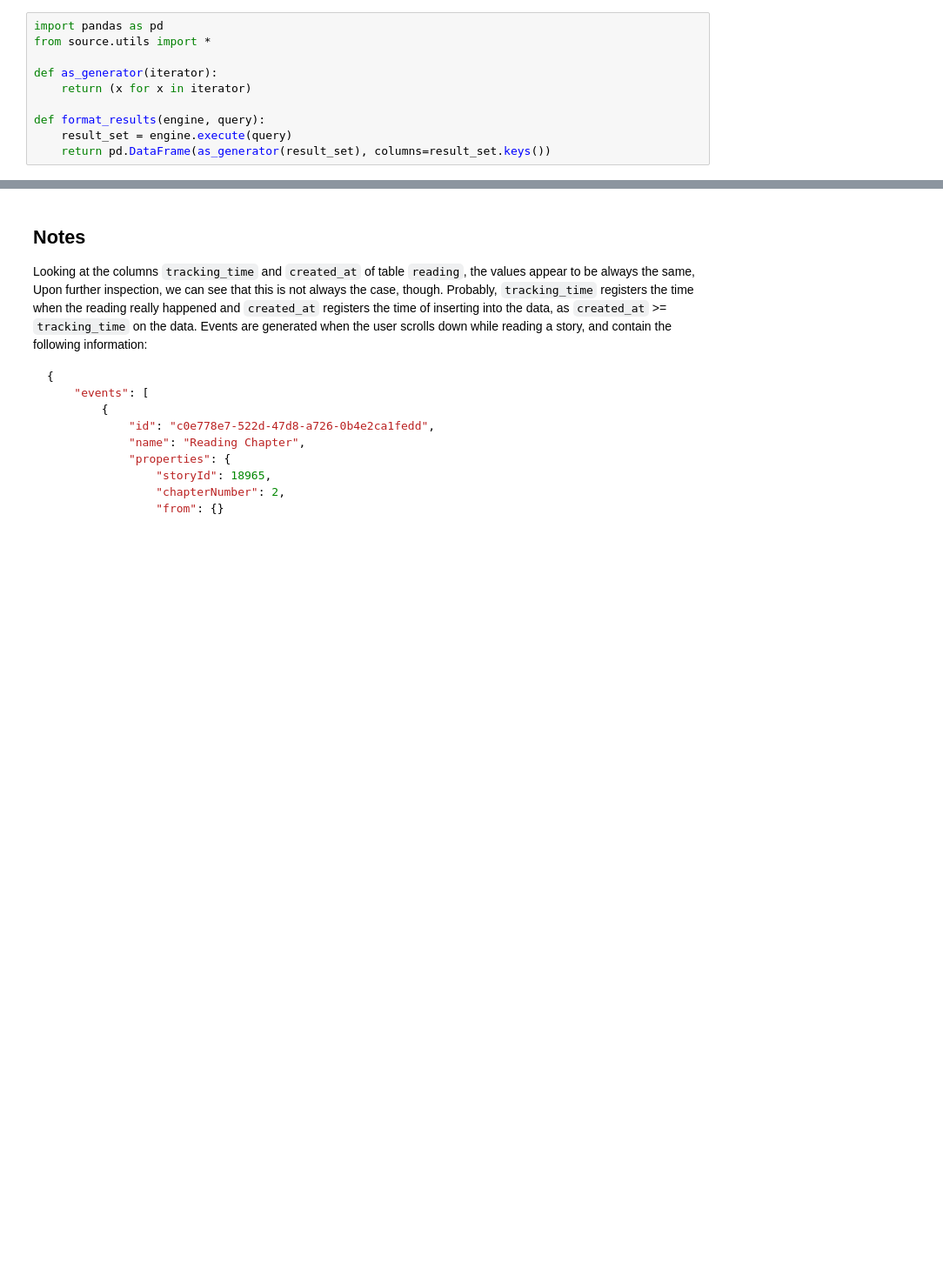
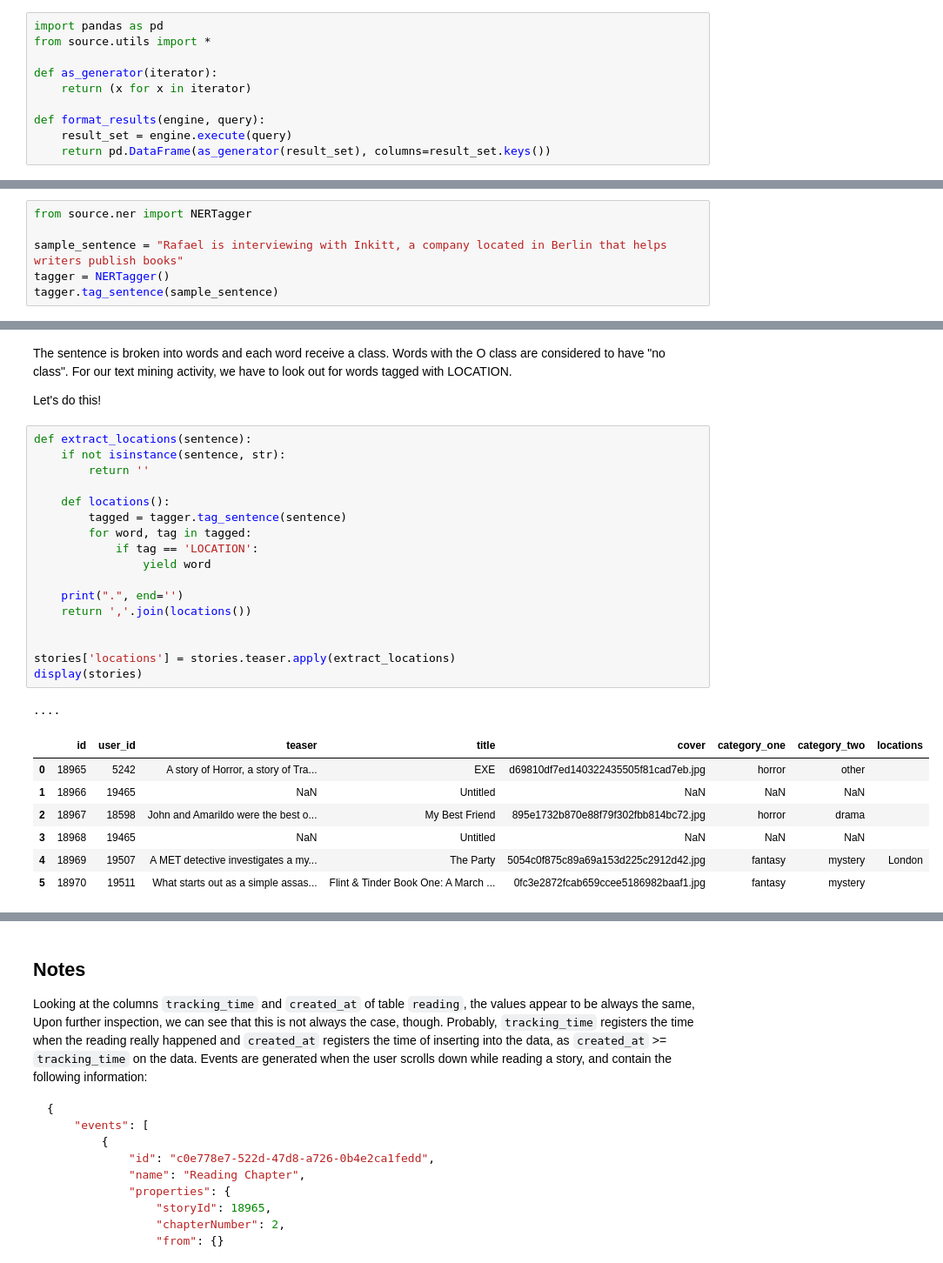
Before and after one commit to fanta-mnix/dockerized-python-postgres, a Jupyter notebook: analysis.ipynb, the cells around one changed output, grey strips where cells are left out. Shown: that part at 87% size. Saved outputs shown, nothing was run; the diff lists cells and outputs as text; blank space fills up the shorter version.

```diff
--- a/analysis.ipynb
+++ b/analysis.ipynb
@@ -178,0 +420,6 @@ pd.concat([n3_sql, n3_pandas], axis=1)
+# %%
+from source.ner import NERTagger
+
+sample_sentence = "Rafael is interviewing with Inkitt, a company located in Berlin that helps writers publish books"
+tagger = NERTagger()
+tagger.tag_sentence(sample_sentence)
@@ -178,0 +443,30 @@ pd.concat([n3_sql, n3_pandas], axis=1)
+# %% [markdown]
+The sentence is broken into words and each word receive a class. Words with the O class are considered to have "no class". For our text mining activity, we have to look out for words tagged with LOCATION.
+
+Let's do this!
+# %%
+def extract_locations(sentence):
+    if not isinstance(sentence, str):
+        return ''
+
+    def locations():
+        tagged = tagger.tag_sentence(sentence)
+        for word, tag in tagged:
+            if tag == 'LOCATION':
+                yield word
+
+    print(".", end='')
+    return ','.join(locations())
+
+
+stories['locations'] = stories.teaser.apply(extract_locations)
+display(stories)
+# %% [output]
+....
+|  | id | user_id | teaser | title | cover | category_one | category_two | locations |
+| 0 | 18965 | 5242 | A story of Horror, a story of Tra... | EXE | d69810df7ed140322435505f81cad7eb.jpg | horror | other |  |
+| 1 | 18966 | 19465 | NaN | Untitled | NaN | NaN | NaN |  |
+| 2 | 18967 | 18598 | John and Amarildo were the best o... | My Best Friend | 895e1732b870e88f79f302fbb814bc72.jpg | horror | drama |  |
+| 3 | 18968 | 19465 | NaN | Untitled | NaN | NaN | NaN |  |
+| 4 | 18969 | 19507 | A MET detective investigates a my... | The Party | 5054c0f875c89a69a153d225c2912d42.jpg | fantasy | mystery | London |
+| 5 | 18970 | 19511 | What starts out as a simple assas... | Flint & Tinder Book One: A March ... | 0fc3e2872fcab659ccee5186982baaf1.jpg | fantasy | mystery |  |
```
Also changed, not shown: parts of 39 cells of this notebook, 10 other files.
